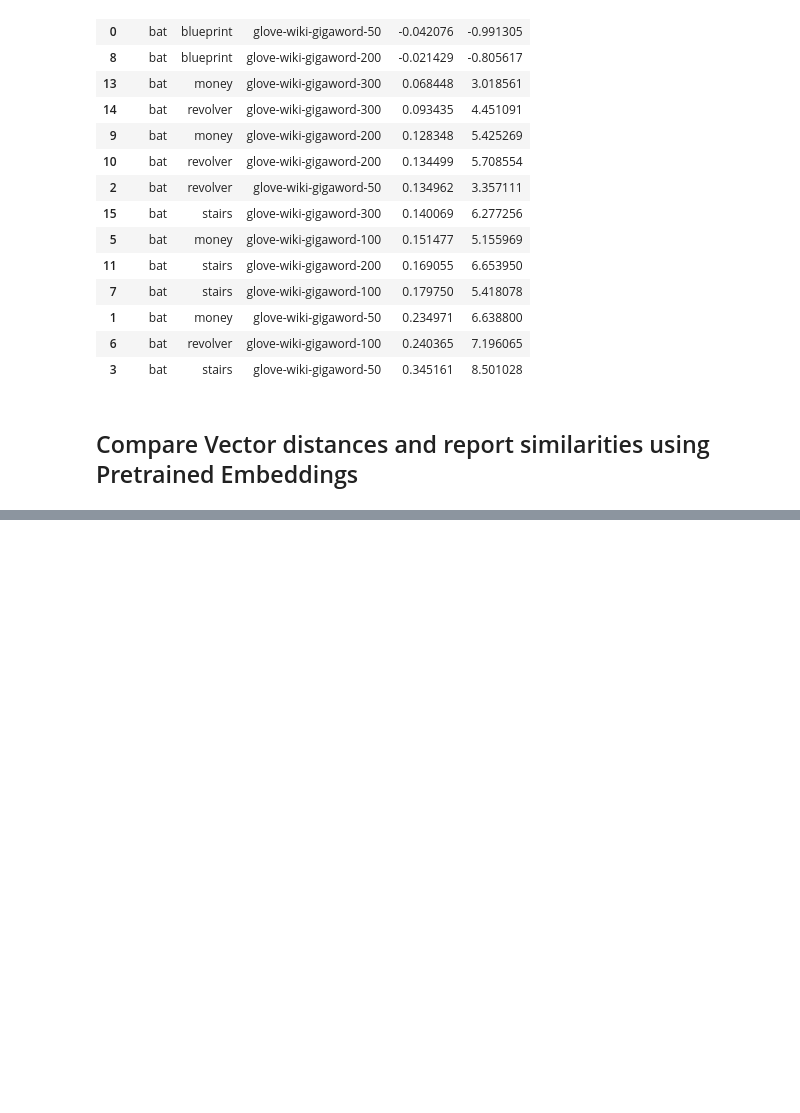
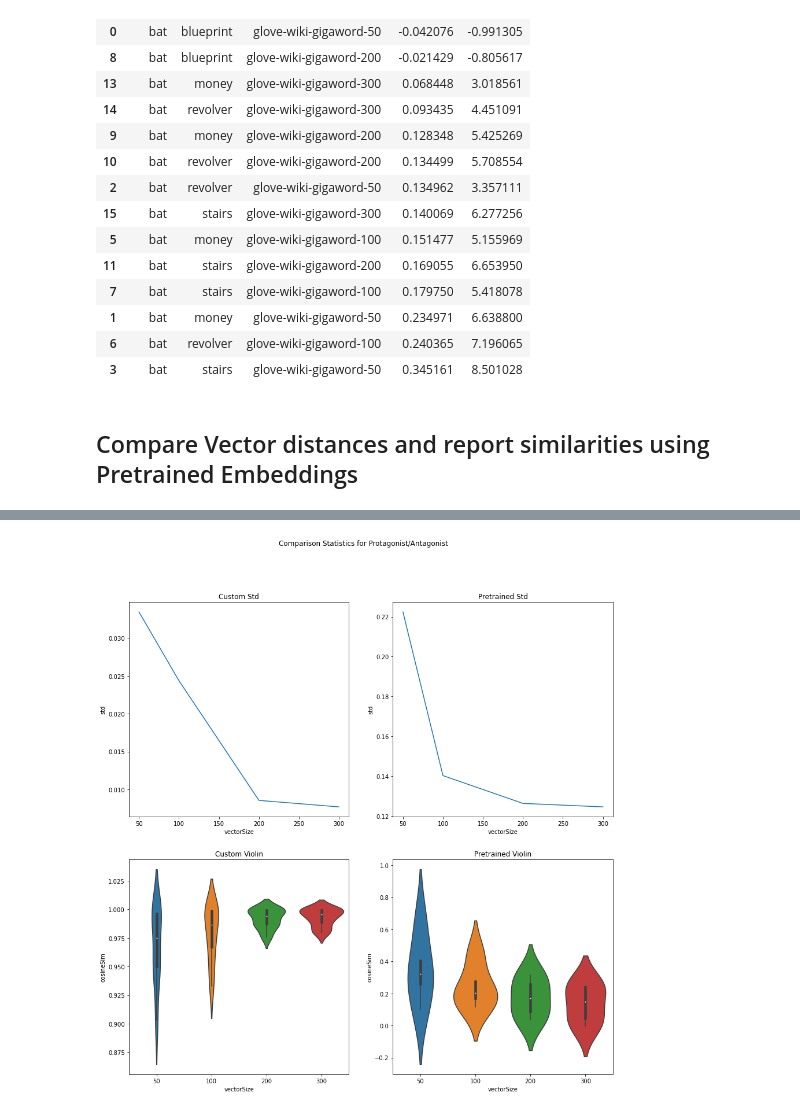
Before and after one commit to NLPaladins/rinehartAnalysis_wordVectors, a Jupyter notebook: main.ipynb, the cells around one changed output, grey strips where cells are left out. Saved outputs shown, nothing was run; the diff lists cells and outputs as text; code cells hidden in the pictures; blank space fills up the shorter version.

```diff
--- a/main.ipynb
+++ b/main.ipynb
@@ -1171,3 +1214,7 @@ antag_crime_obj_dists = pd.read_pickle(f"data{os.sep}The_Man_in_Lower_Ten__antag
 protag_antag_dists_pre = pd.read_pickle(f"data{os.sep}The_Man_in_Lower_Ten__protag_antag_dists__PRETRAINED.pkl")
 antag_crime_weap_dists_pre = pd.read_pickle(f"data{os.sep}The_Man_in_Lower_Ten__antag_crime_weap_dists__PRETRAINED.pkl")
 antag_crime_obj_dists_pre = pd.read_pickle(f"data{os.sep}The_Man_in_Lower_Ten__antag_crime_obj_dists__PRETRAINED.pkl")
+# %%
+plot_differences(protag_antag_dists, protag_antag_dists_pre, "Protagonist/Antagonist")
+# %% [output]
+[figure, added]
```
Also changed, not shown: parts of 23 cells of this notebook.
